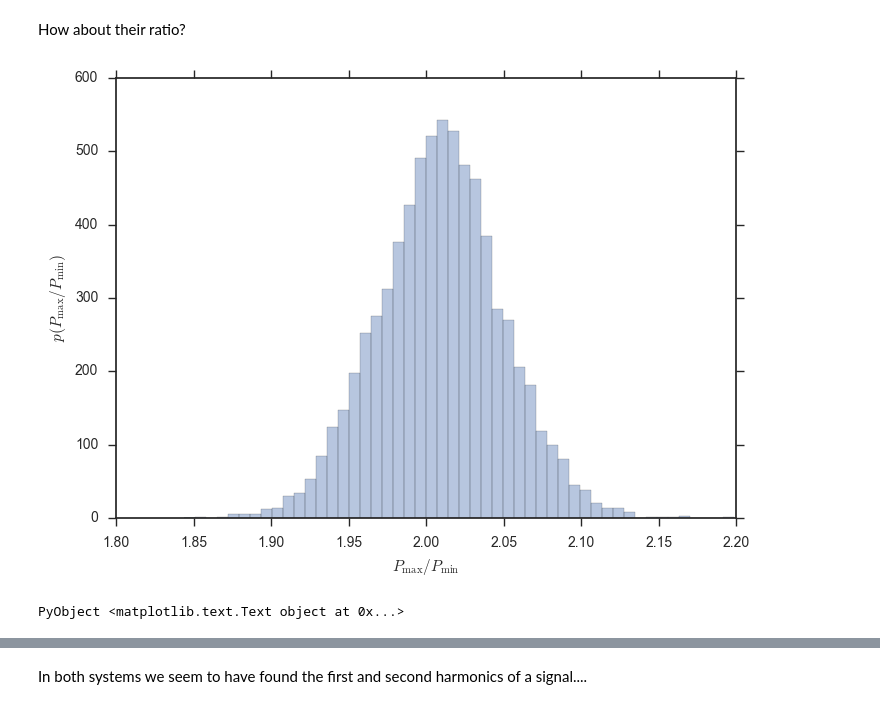
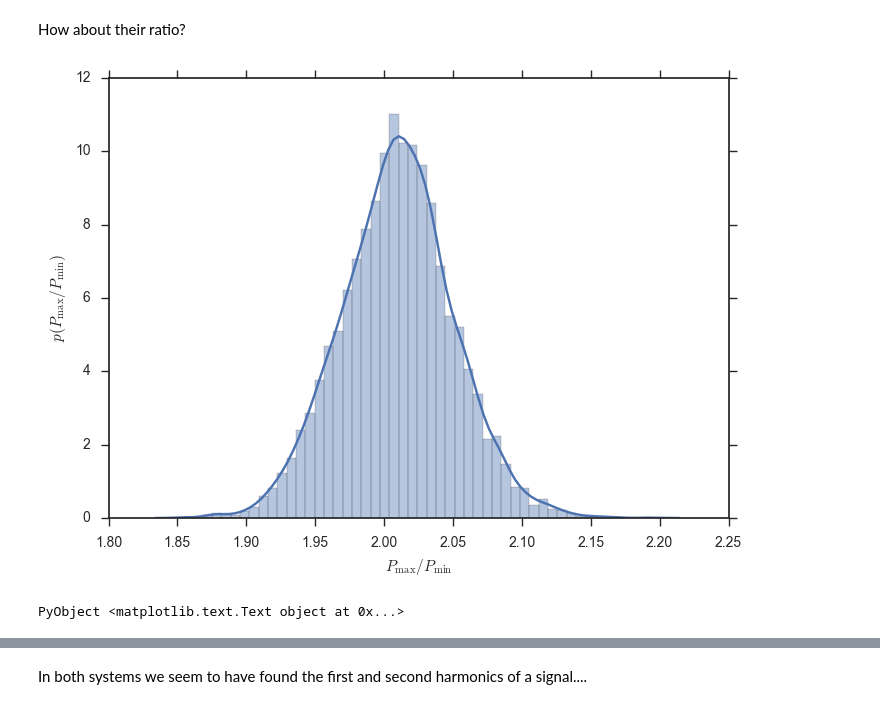
Before and after one commit to afcarl/PleiadesStars, a Jupyter notebook: CARMA.ipynb, the cells around one changed output, grey strips where cells are left out. Saved outputs shown, nothing was run; the diff lists cells and outputs as text; code cells hidden in the pictures.

```diff
--- a/CARMA.ipynb
+++ b/CARMA.ipynb
@@ -200,10 +204,10 @@ Note that the "9" period disagrees with the value given in `README`: it is a fac
 # %% [markdown]
 How about their ratio?
 # %%
-seaborn.distplot(Pmax0./Pmin0, kde=false)
+seaborn.distplot(Pmax0./Pmin0)
 xlabel(L"$P_\mathrm{max}/P_\mathrm{min}$")
 ylabel(L"$p\left(P_\mathrm{max}/P_\mathrm{min}\right)$")
 # %% [output]
-[figure, old version]
+[figure, new version]
 PyObject <matplotlib.text.Text object at 0x...>
 # %%
```
Also changed, not shown: parts of 20 cells of this notebook, 4 other files.
